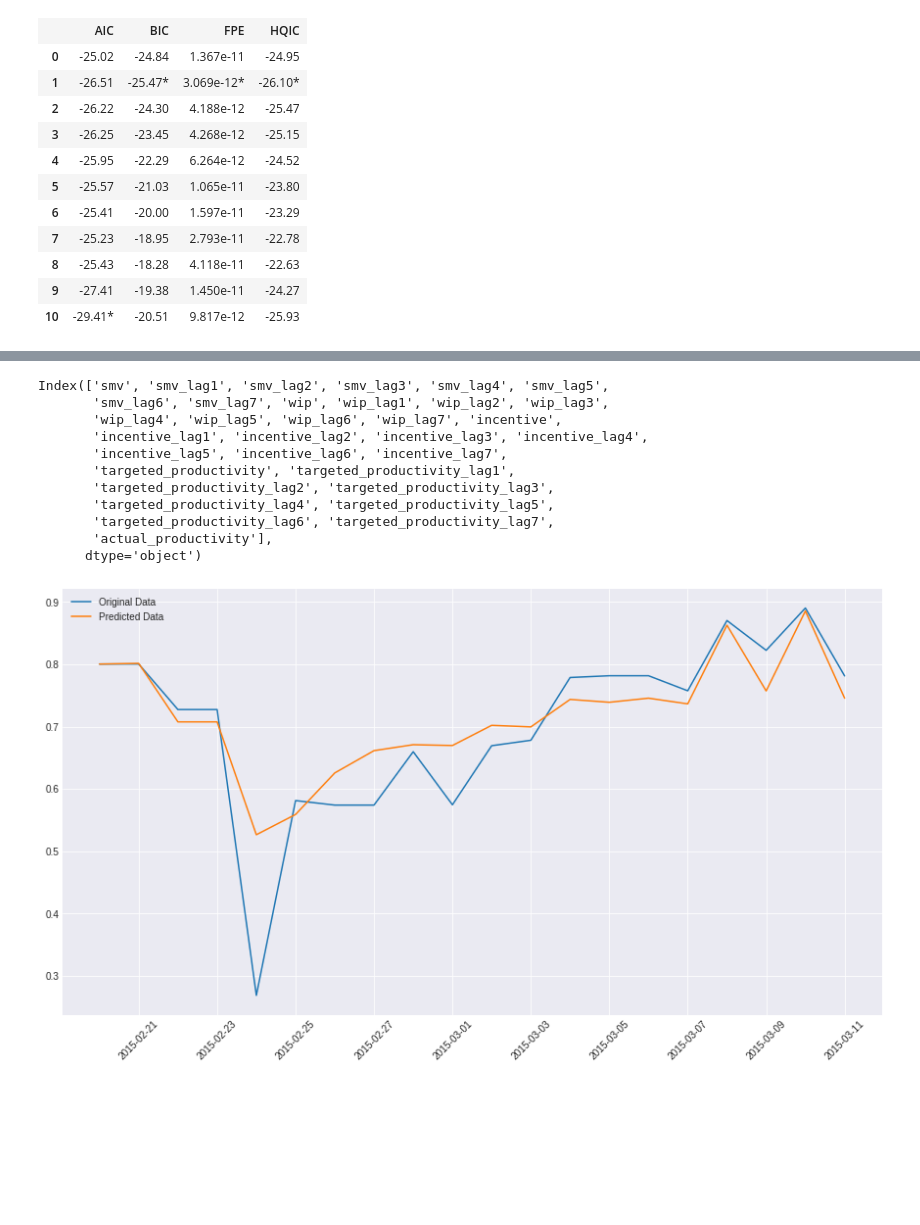
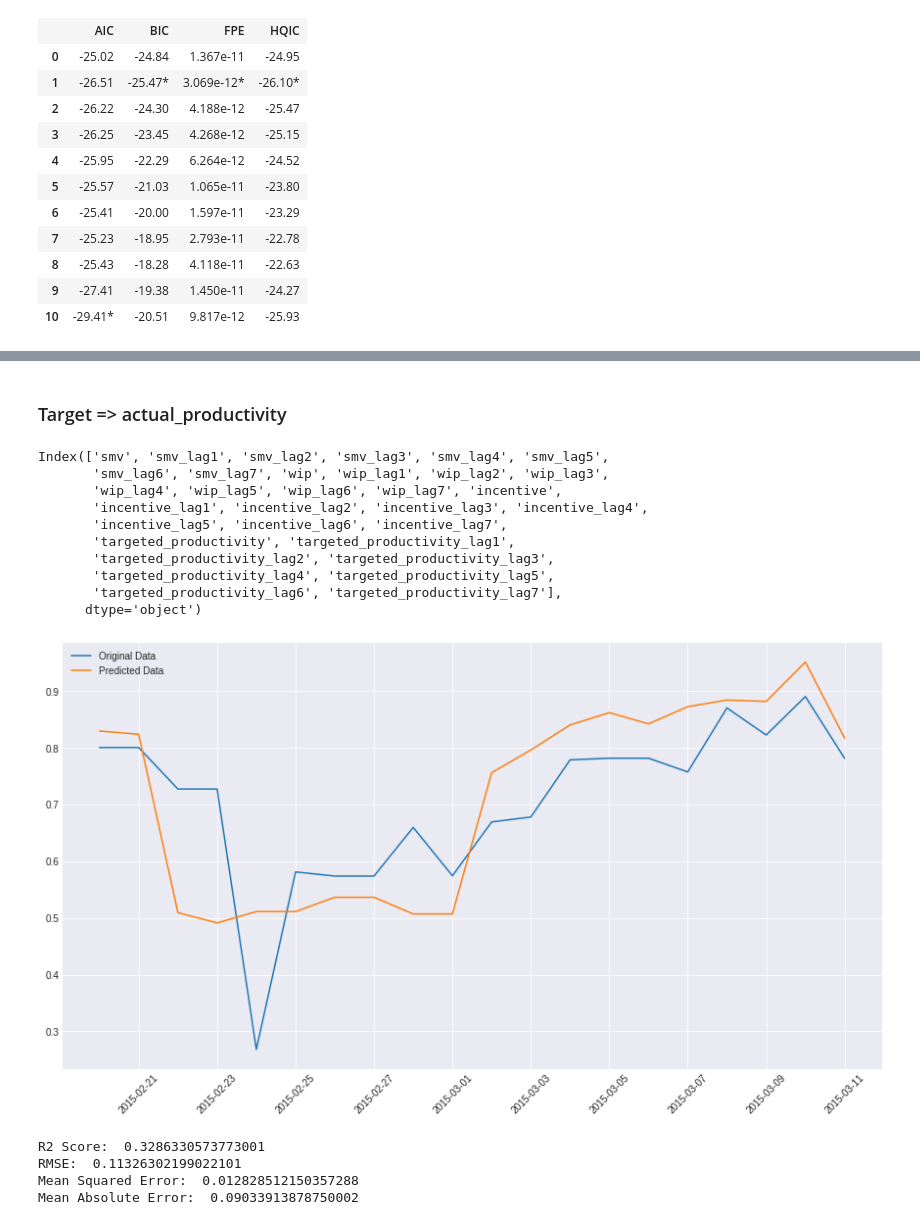
Before and after one commit to skozh/MM, a Jupyter notebook: Task4.ipynb, the cells around one changed output, grey strips where cells are left out. Cells and saved outputs as stored; diff of their text form; code cells hidden in the pictures; blank space fills up the shorter version.

Commit message:
Repeated step7 for 3 more target variables

```diff
--- a/Task4.ipynb
+++ b/Task4.ipynb
@@ -559,29 +559,53 @@ incentive               -0.145815  0.040494   1.000000              -0.006953
 targeted_productivity   -0.103963 -0.043957  -0.006953               1.000000             0.482146
 actual_productivity     -0.149006 -0.310150   0.157969               0.482146             1.000000
 # %%
-def add_lags(s, lag):
+def add_lags(s, lag, tar):
     new_dict={}
     for col_name in s:
         new_dict[col_name]=s[col_name]
-        for l in range(1,lag+1):
-            new_dict['%s_lag%d' %(col_name,l)]=s[col_name].shift(l)
+        if col_name not in tar:
+            for l in range(1,lag+1):
+                new_dict['%s_lag%d' %(col_name,l)]=s[col_name].shift(l)
     res=pd.DataFrame(new_dict,index=s.index)
     return res
+# %%
+from sklearn.ensemble import RandomForestRegressor
+
+def fit_and_predict(X, y, n=20):
+    lr = RandomForestRegressor(n_estimators = 10)
+    lr.fit(X[:len(X)-n], y[:len(y)-n].ravel())
+    preds = lr.predict(X[len(X)-n:])
+    plt.figure(figsize=(15, 8))
+    plt.plot(X[len(X)-n:].index.values, y[len(y)-n:], label='Original Data')
+    plt.plot(X[len(X)-n:].index.values, preds, label='Predicted Data')
+    plt.xticks(rotation='45')
+    plt.legend()
+    plt.show()
+    print("R2 Score: ", r2_score(y[len(y)-20:], preds))
+    print("RMSE: ", np.sqrt(mean_squared_error(y[len(y)-20:], preds)))
+    print("Mean Squared Error: ", mean_squared_error(y[len(y)-20:], preds))
+    print("Mean Absolute Error: ", mean_absolute_error(y[len(y)-20:], preds))
+# %% [markdown]
+### Target => actual_productivity
 # %%
-df = add_lags(input_data, 7).dropna()
-X = df.iloc[:, :-7]
+df = add_lags(s=input_data, lag=7, tar=['actual_productivity']).dropna()
+X = df.loc[:, df.columns != 'actual_productivity']
 y = df[['actual_productivity']].values
+print(X.columns)
+fit_and_predict(X, y, 20)
+# %% [output]
+Index(['smv', 'smv_lag1', 'smv_lag2', 'smv_lag3', 'smv_lag4', 'smv_lag5',
+       'smv_lag6', 'smv_lag7', 'wip', 'wip_lag1', 'wip_lag2', 'wip_lag3',
+       'wip_lag4', 'wip_lag5', 'wip_lag6', 'wip_lag7', 'incentive',
+       'incentive_lag1', 'incentive_lag2', 'incentive_lag3', 'incentive_lag4',
+       'incentive_lag5', 'incentive_lag6', 'incentive_lag7',
+       'targeted_productivity', 'targeted_productivity_lag1',
+       'targeted_productivity_lag2', 'targeted_productivity_lag3',
+       'targeted_productivity_lag4', 'targeted_productivity_lag5',
+       'targeted_productivity_lag6', 'targeted_productivity_lag7'],
+      dtype='object')
+[figure, added]
+R2 Score:  0.3286330573773001
+RMSE:  0.11326302199022101
+Mean Squared Error:  0.012828512150357288
+Mean Absolute Error:  0.09033913878750002
-# %%
-X.columns
-# %% [output]
-Index(['smv', 'smv_lag1', 'smv_lag2', 'smv_lag3', 'smv_lag4', 'smv_lag5',
-       'smv_lag6', 'smv_lag7', 'wip', 'wip_lag1', 'wip_lag2', 'wip_lag3',
-       'wip_lag4', 'wip_lag5', 'wip_lag6', 'wip_lag7', 'incentive',
-       'incentive_lag1', 'incentive_lag2', 'incentive_lag3', 'incentive_lag4',
-       'incentive_lag5', 'incentive_lag6', 'incentive_lag7',
-       'targeted_productivity', 'targeted_productivity_lag1',
-       'targeted_productivity_lag2', 'targeted_productivity_lag3',
-       'targeted_productivity_lag4', 'targeted_productivity_lag5',
-       'targeted_productivity_lag6', 'targeted_productivity_lag7',
-       'actual_productivity'],
-      dtype='object')
@@ -595,9 +611,0 @@ preds = lr.predict(X[len(X)-n:])
-# %%
-plt.figure(figsize=(15, 8))
-plt.plot(X[len(X)-n:].index.values, y[len(y)-n:], label='Original Data')
-plt.plot(X[len(X)-n:].index.values, preds, label='Predicted Data')
-plt.xticks(rotation='45')
-plt.legend()
-plt.show()
-# %% [output]
-[figure, removed]
```
Also changed, not shown: parts of 9 cells of this notebook.
